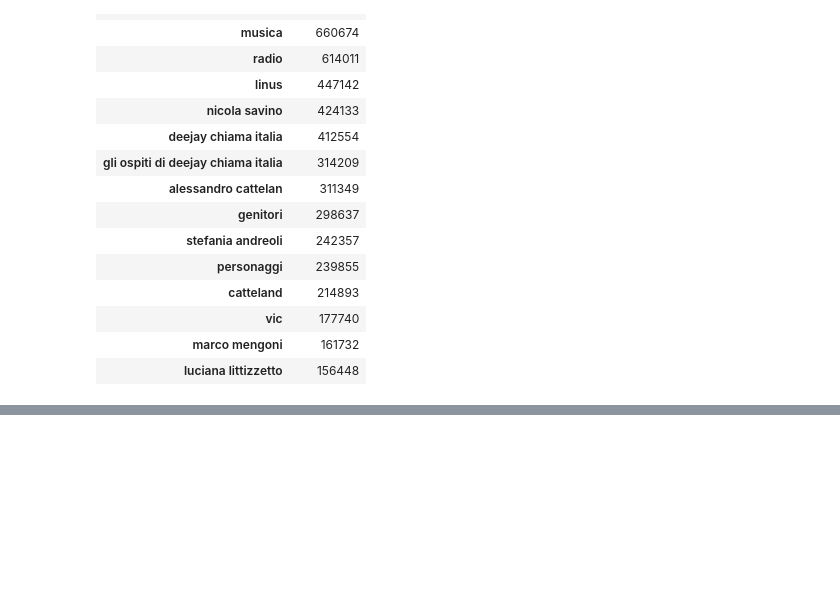
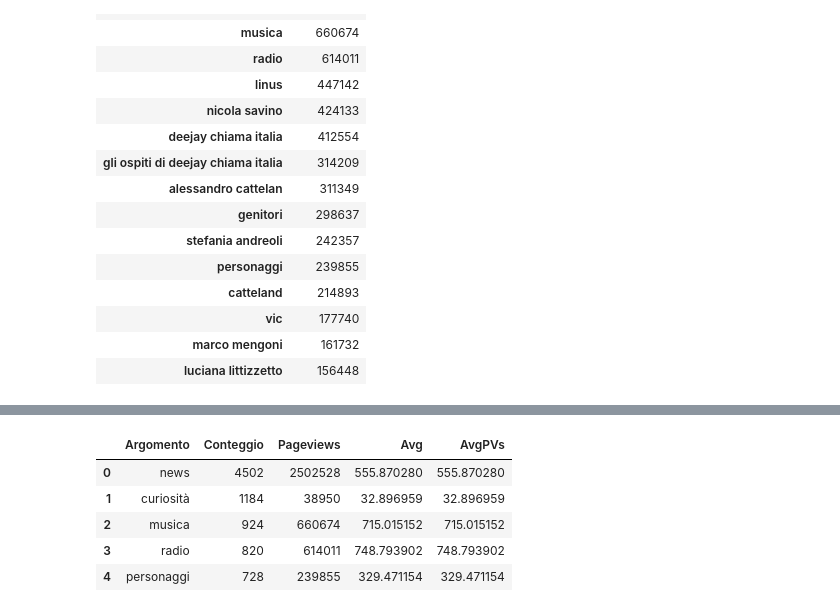
Before and after one commit to AndreaBuscemi/AnalisiArgDiscoverRadioDeejay, a Jupyter notebook: AnalisiArgRadio/AnalisiArgRadio.ipynb, the cells around one changed output, grey strips where cells are left out. Cells and saved outputs as stored; diff of their text form; code cells hidden in the pictures; blank space fills up the shorter version.

```diff
--- a/AnalisiArgRadio/AnalisiArgRadio.ipynb
+++ b/AnalisiArgRadio/AnalisiArgRadio.ipynb
@@ -136,0 +249,3 @@ df_alt1.to_excel('AnalisiArgomenti.xlsx')
+# %%
+conteggio.reset_index(inplace=True)
+conteggio.head()
@@ -136,0 +259,3 @@ df_alt1.to_excel('AnalisiArgomenti.xlsx')
+# %%
+conteggio.rename(columns={'index': 'Argomento', 'Argomento': 'Conteggio'}, inplace=True)
+conteggio.head()
@@ -136,0 +269,3 @@ df_alt1.to_excel('AnalisiArgomenti.xlsx')
+# %%
+somma_pv.reset_index(inplace=True)
+somma_pv.head()
@@ -136,0 +279,3 @@ df_alt1.to_excel('AnalisiArgomenti.xlsx')
+# %%
+finale = conteggio.merge(somma_pv, on = 'Argomento')
+finale.head()
@@ -136,0 +289,12 @@ df_alt1.to_excel('AnalisiArgomenti.xlsx')
+# %%
+for i in finale['Argomento']:
+    finale['AvgPVs'] = finale['Pageviews']/finale['Conteggio']
+
+finale.head()
+# %% [output]
+|  | Argomento | Conteggio | Pageviews | Avg | AvgPVs |
+| 0 | news | 4502 | 2502528 | 555.870280 | 555.870280 |
+| 1 | curiosità | 1184 | 38950 | 32.896959 | 32.896959 |
+| 2 | musica | 924 | 660674 | 715.015152 | 715.015152 |
+| 3 | radio | 820 | 614011 | 748.793902 | 748.793902 |
+| 4 | personaggi | 728 | 239855 | 329.471154 | 329.471154 |
```
Also changed, not shown: parts of 19 cells of this notebook.
